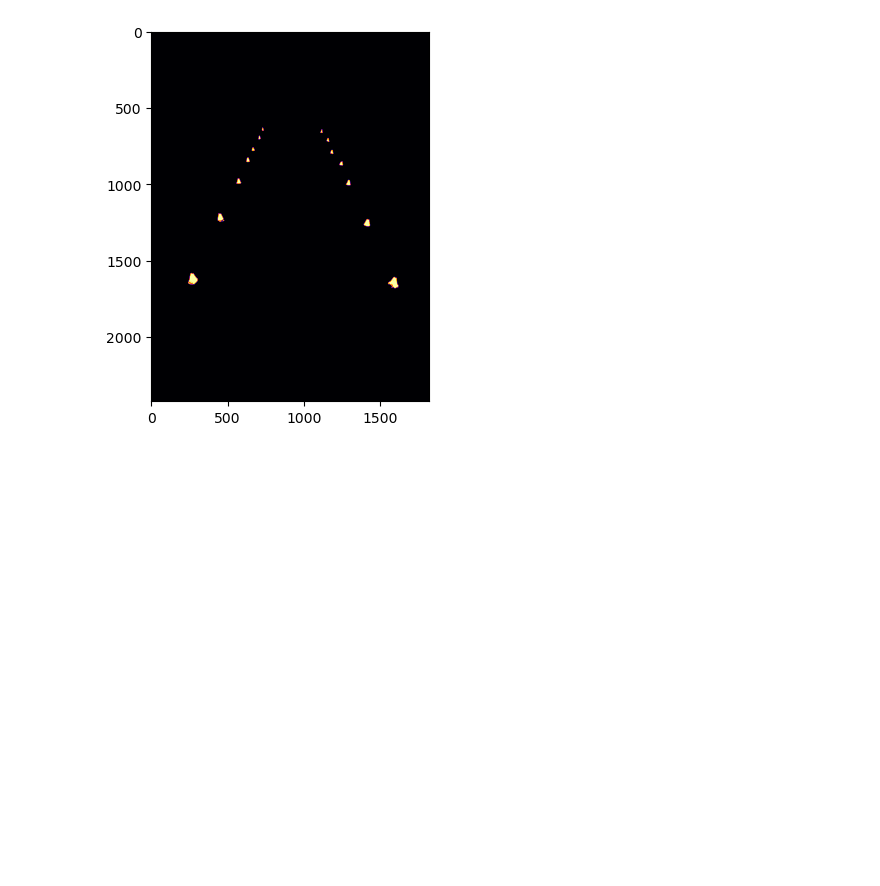
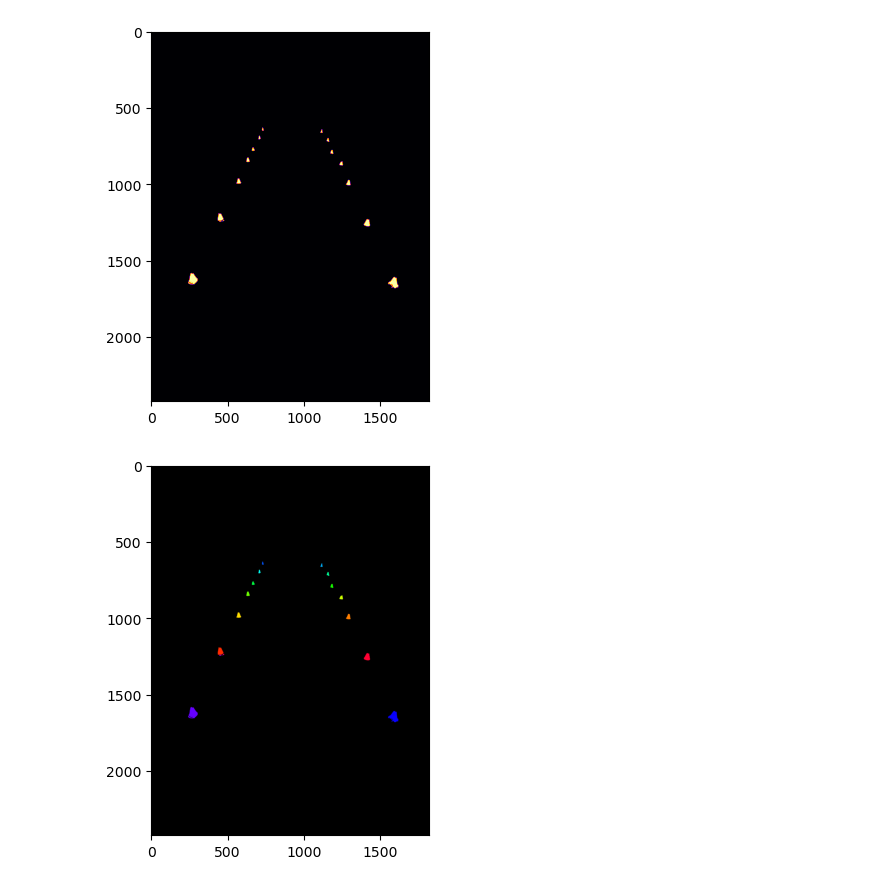
Before and after one commit to residualentropy/CodingChallenges, a Jupyter notebook: perception/Dev.ipynb, the cells around one changed output. Drawn from its saved outputs; the diff is of its cells as text; code cells hidden in the pictures; blank space fills up the shorter version.

Commit message:
back to connectedComponents

```diff
--- a/perception/Dev.ipynb
+++ b/perception/Dev.ipynb
@@ -50,3 +50,9 @@ mask = cv2.morphologyEx(mask, cv2.MORPH_OPEN, np.ones((5, 5), np.uint8))
 imdisp(mask, cmap='inferno')
 # %% [output]
 [figure]
+# %%
+# Now, we're going to split it into it's connected components
+_, components = cv2.connectedComponents(mask)
+imdisp_components(components)
+# %% [output]
+[figure, added]
```
Also changed, not shown: parts of 1 cell of this notebook.
